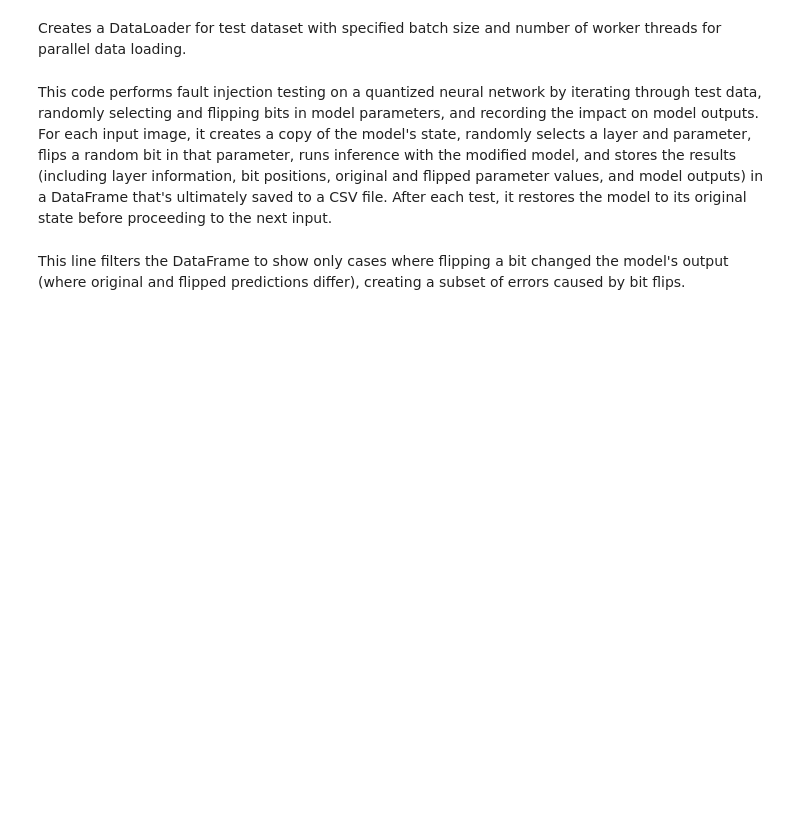
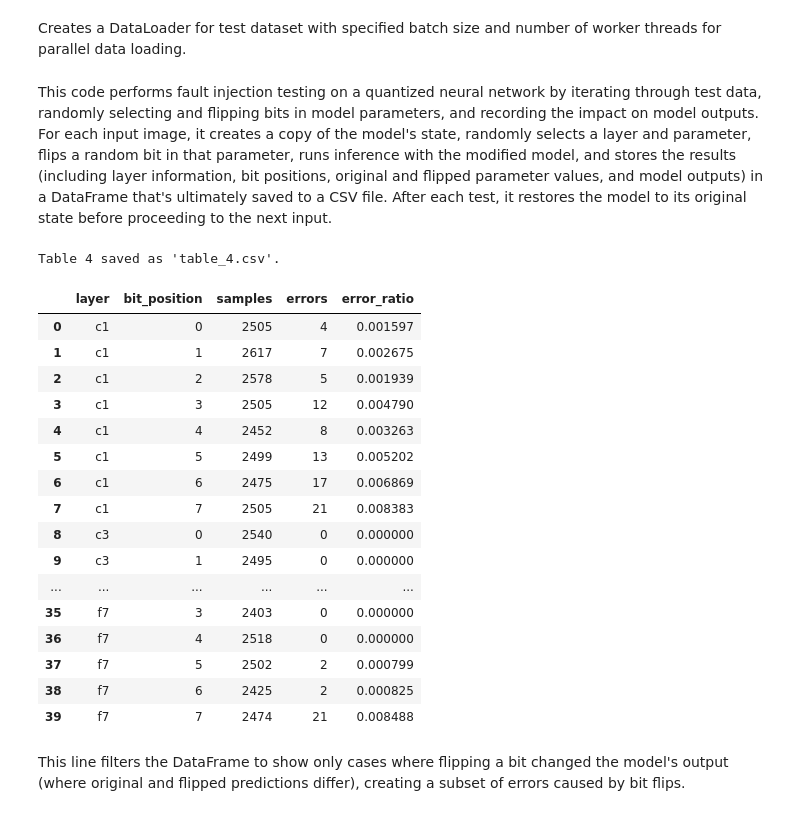
Before and after one commit to zlpkhr/lenet, a Jupyter notebook: lenet.ipynb, the cells around one changed output. Drawn from its saved outputs; the diff is of its cells as text; code cells hidden in the pictures; blank space fills up the shorter version.

```diff
--- a/lenet.ipynb
+++ b/lenet.ipynb
@@ -485,5 +485,53 @@ for _ in range(NUM_EXPERIMENTS):
 # Convert results to DataFrame and save
 df_rand = pd.DataFrame(results_rand)
 df_rand.to_csv("results.csv", index=False)
+# %%
+import pandas as pd
+
+# Load the fault injection results
+df_rand = pd.read_csv("results.csv")
+
+# Group by layer and bit position, and calculate samples, errors, and error ratio
+table_4 = (
+    df_rand.groupby(["layer", "bit_position"])
+    .agg(
+        samples=("original_output", "count"),  # Total bit flips (Samples)
+        errors=(
+            "original_output",
+            lambda x: (x != df_rand.loc[x.index, "flipped_output"]).sum(),
+        ),  # Total Errors
+    )
+    .reset_index()
+)
+
+# Calculate Error Ratio
+table_4["error_ratio"] = table_4["errors"] / table_4["samples"]
+
+# Sort the table for better readability
+table_4 = table_4.sort_values(by=["layer", "bit_position"])
+
+# Save or display the results
+table_4.to_csv("table_4.csv", index=False)
+print("Table 4 saved as 'table_4.csv'.")
+display(table_4)
+# %% [output]
+Table 4 saved as 'table_4.csv'.
+|  | layer | bit_position | samples | errors | error_ratio |
+| 0 | c1 | 0 | 2505 | 4 | 0.001597 |
+| 1 | c1 | 1 | 2617 | 7 | 0.002675 |
+| 2 | c1 | 2 | 2578 | 5 | 0.001939 |
+| 3 | c1 | 3 | 2505 | 12 | 0.004790 |
+| 4 | c1 | 4 | 2452 | 8 | 0.003263 |
+| 5 | c1 | 5 | 2499 | 13 | 0.005202 |
+| 6 | c1 | 6 | 2475 | 17 | 0.006869 |
+| 7 | c1 | 7 | 2505 | 21 | 0.008383 |
+| 8 | c3 | 0 | 2540 | 0 | 0.000000 |
+| 9 | c3 | 1 | 2495 | 0 | 0.000000 |
+| ... | ... | ... | ... | ... | ... |
+| 35 | f7 | 3 | 2403 | 0 | 0.000000 |
+| 36 | f7 | 4 | 2518 | 0 | 0.000000 |
+| 37 | f7 | 5 | 2502 | 2 | 0.000799 |
+| 38 | f7 | 6 | 2425 | 2 | 0.000825 |
+| 39 | f7 | 7 | 2474 | 21 | 0.008488 |
 # %% [markdown]
 This line filters the DataFrame to show only cases where flipping a bit changed the model's output (where original and flipped predictions differ), creating a subset of errors caused by bit flips.
```
Also changed, not shown: parts of 8 cells of this notebook, 8 other files.
